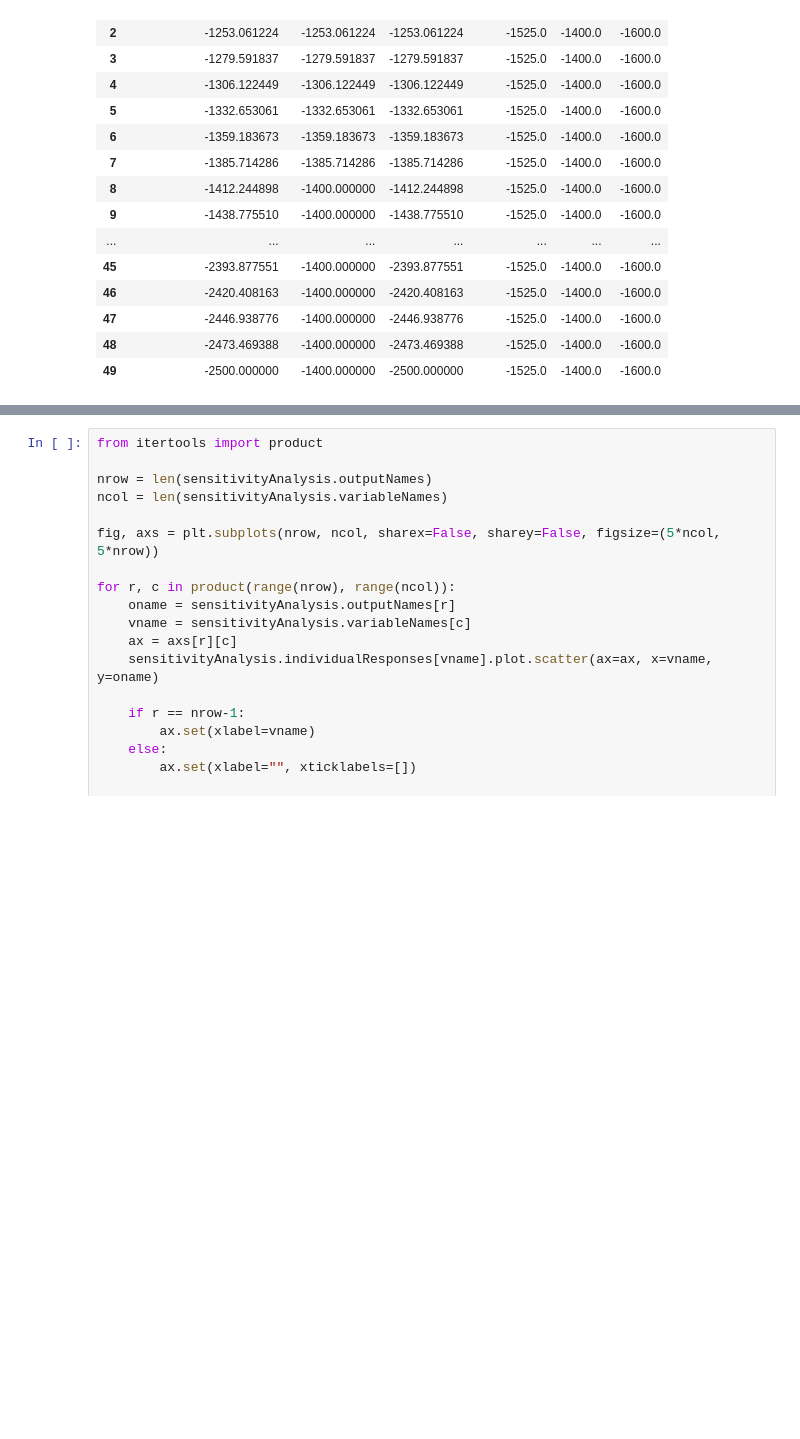
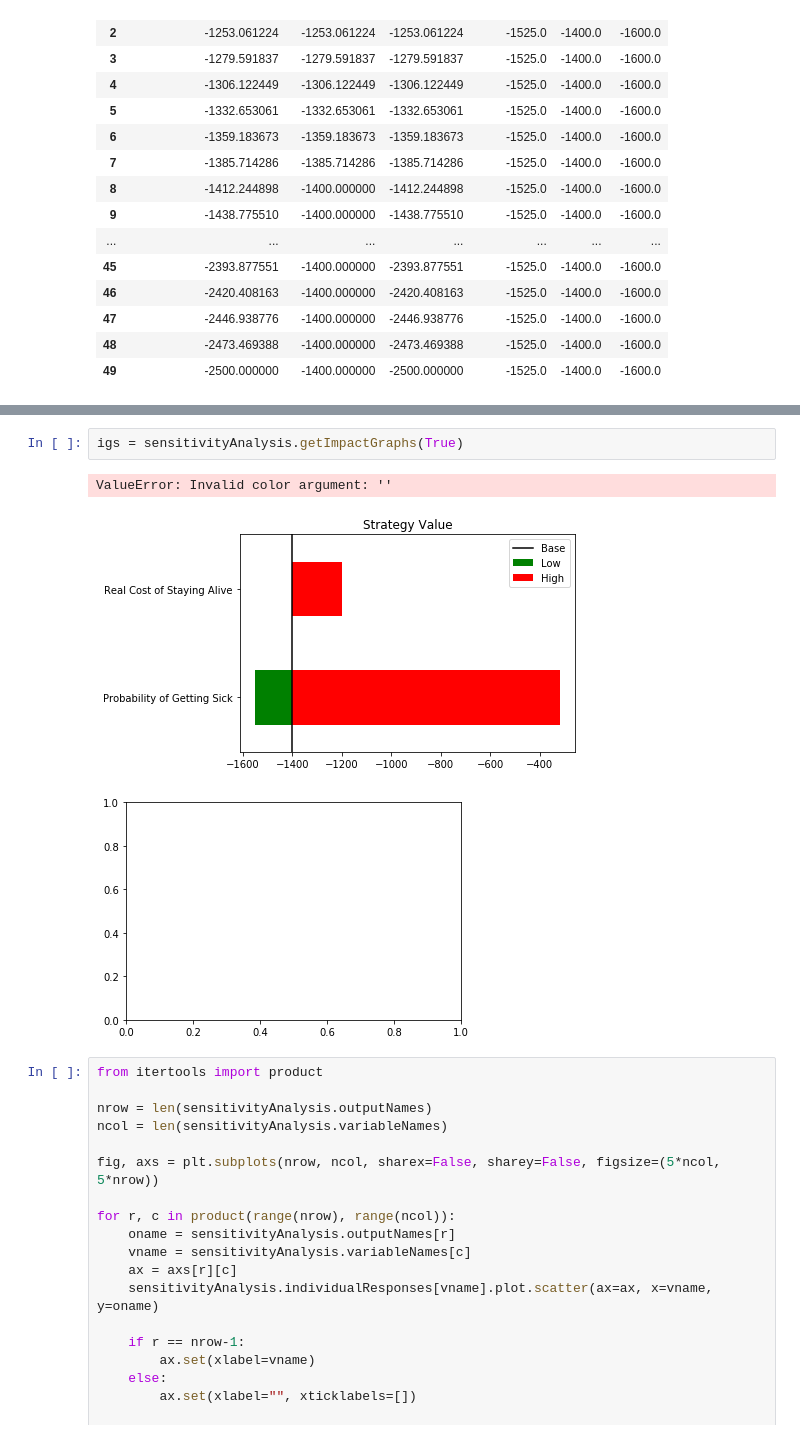
Before and after one commit to francoistrahan/pynes, a Jupyter notebook: pyne/Insurance Example.ipynb, the cells around one changed output, grey strips where cells are left out. Saved outputs shown, nothing was run; the diff lists cells and outputs as text; blank space fills up the shorter version.

Commit message:
getImpactGraphs

```diff
--- a/pyne/Insurance Example.ipynb
+++ b/pyne/Insurance Example.ipynb
@@ -400,3 +384,9 @@ for outname in sensitivityAnalysis.outputNames:
+# %%
+igs = sensitivityAnalysis.getImpactGraphs(True)
+# %% [output]
+ValueError: Invalid color argument: ''
+[figure, added]
+[figure, added]
 # %%
 from itertools import product
 
```
Also changed, not shown: parts of 2 cells of this notebook, 1 other file.
